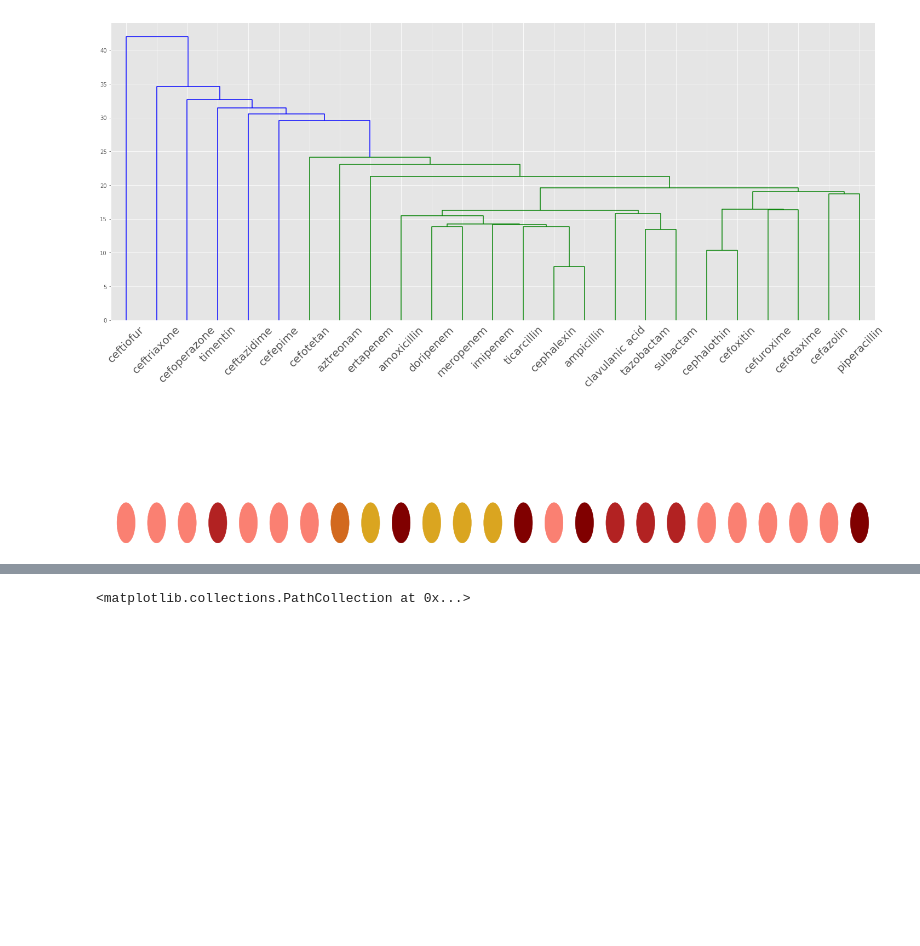
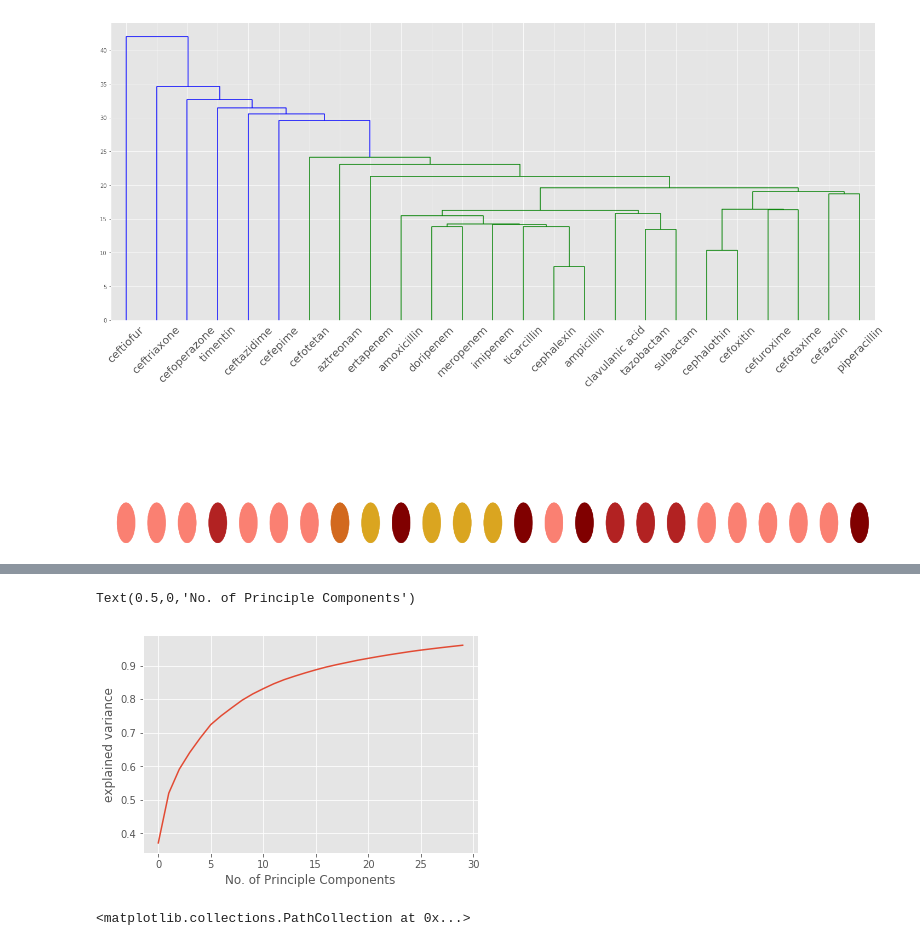
Before and after one commit to algaebrown/resistanceExp, a Jupyter notebook: visualization/exp6_chem_structre.ipynb, the cells around one changed output, grey strips where cells are left out. Drawn from its saved outputs; the diff is of its cells as text; code cells hidden in the pictures; blank space fills up the shorter version.

```diff
--- a/visualization/exp6_chem_structre.ipynb
+++ b/visualization/exp6_chem_structre.ipynb
@@ -85,3 +95,10 @@ print(pca.singular_values_)
+# %%
+plt.plot(np.cumsum(np.array(pca.explained_variance_ratio_)))
+plt.ylabel("explained variance")
+plt.xlabel("No. of Principle Components")
+# %% [output]
+Text(0.5,0,'No. of Principle Components')
+[figure, added]
 # %%
 plt.scatter(pc[:,0], pc[:,1], label = X.index)
 # %% [output]
```
Also changed, not shown: parts of 8 cells of this notebook, 1 other file.
